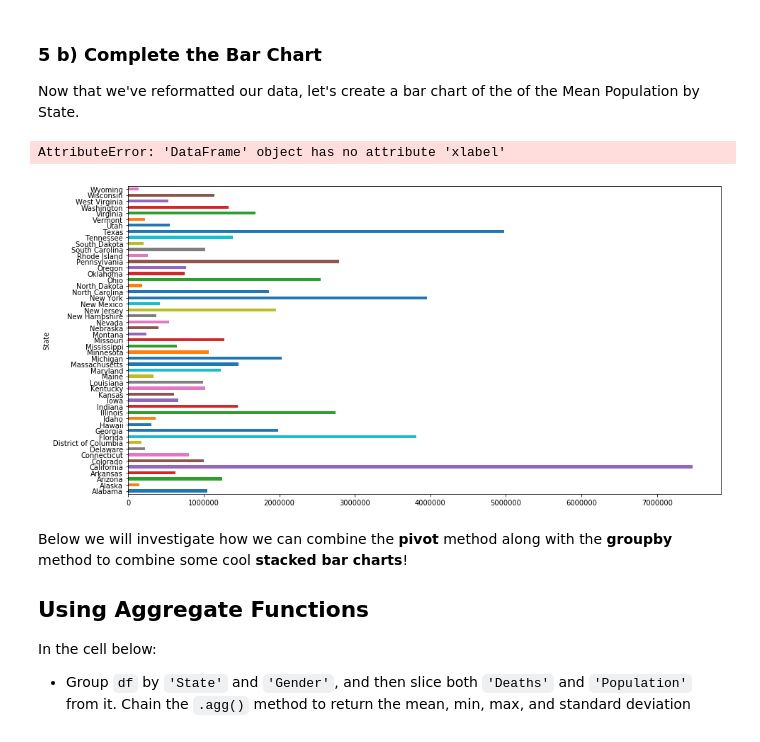
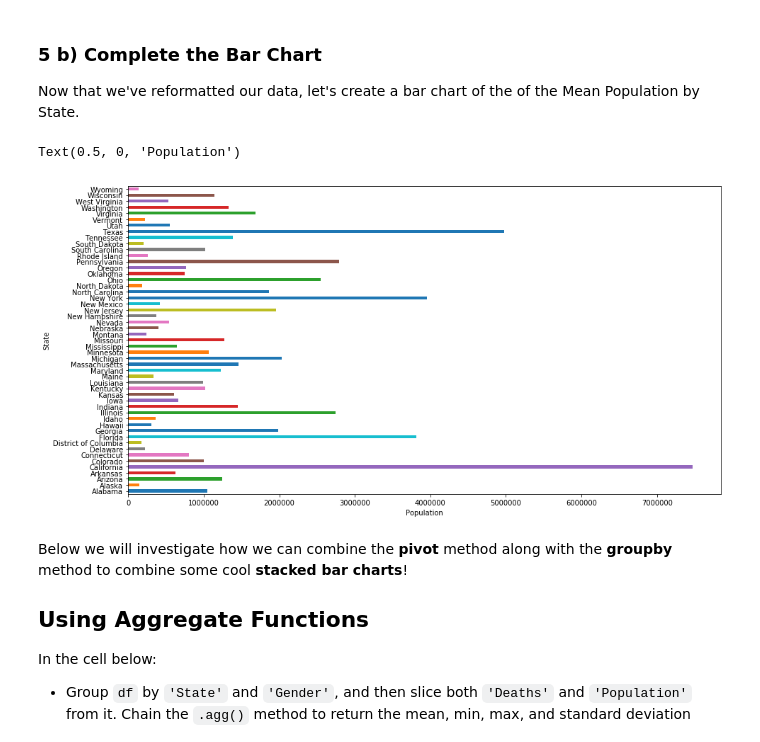
Before and after one commit to dalems4/dsc-pivot-tables-pandas-lab-seattle-ds-career-051319, a Jupyter notebook: index.ipynb, the cells around one changed output. Cells and saved outputs as stored; diff of their text form; code cells hidden in the pictures.

```diff
--- a/index.ipynb
+++ b/index.ipynb
@@ -185,10 +185,11 @@ Now that we've reformatted our data, let's create a bar chart of the of the Mean
 # %%
 df.groupby('State')['Population'].mean().plot(kind='barh', figsize=(15,8))
 
-df.xlabel("Population")
+plt.title("")
+plt.xlabel("Population")
 # %% [output]
-AttributeError: 'DataFrame' object has no attribute 'xlabel'
+Text(0.5, 0, 'Population')
-[figure, old version]
+[figure, new version]
 # %% [markdown]
 Below we will investigate how we can combine the **pivot** method along with the **groupby** method to combine some cool **stacked bar charts**!
 
```
